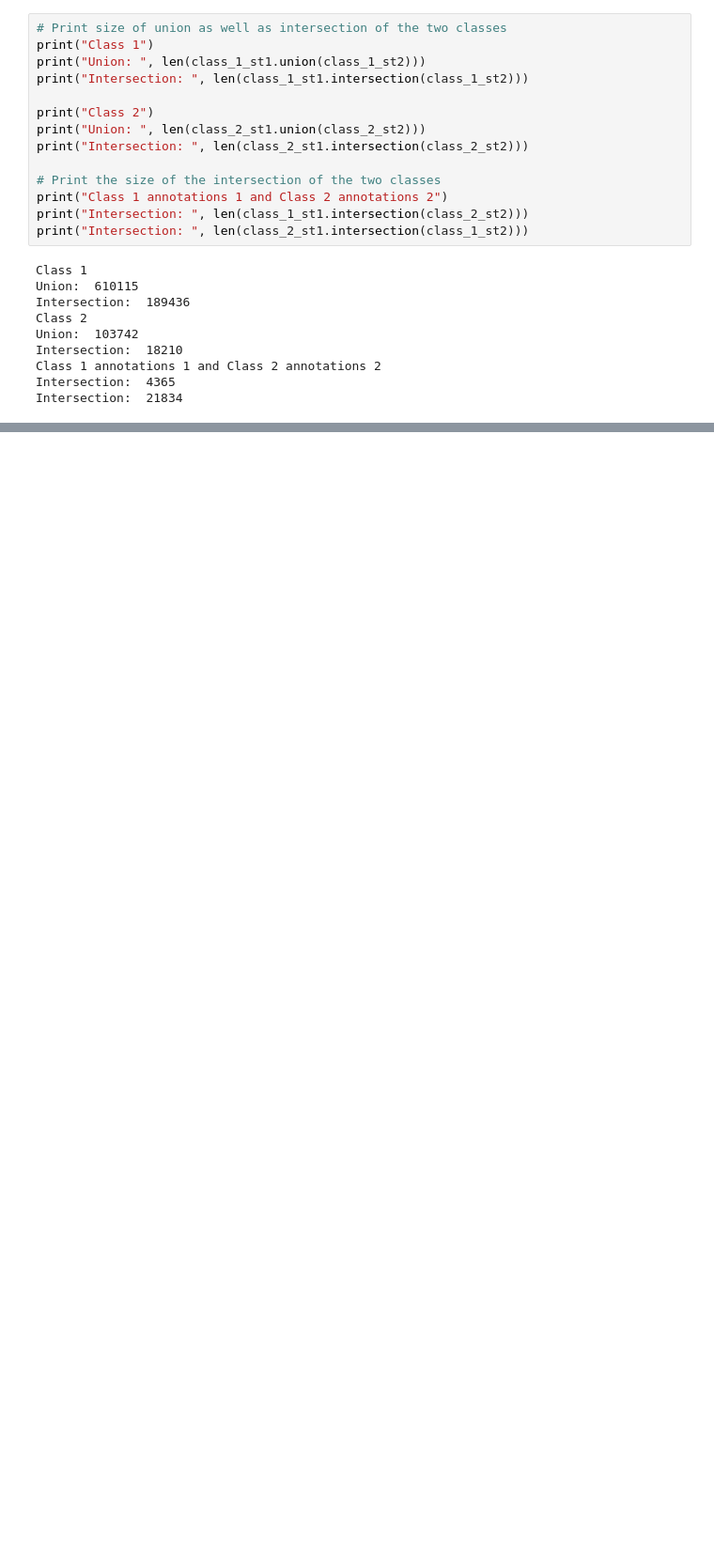
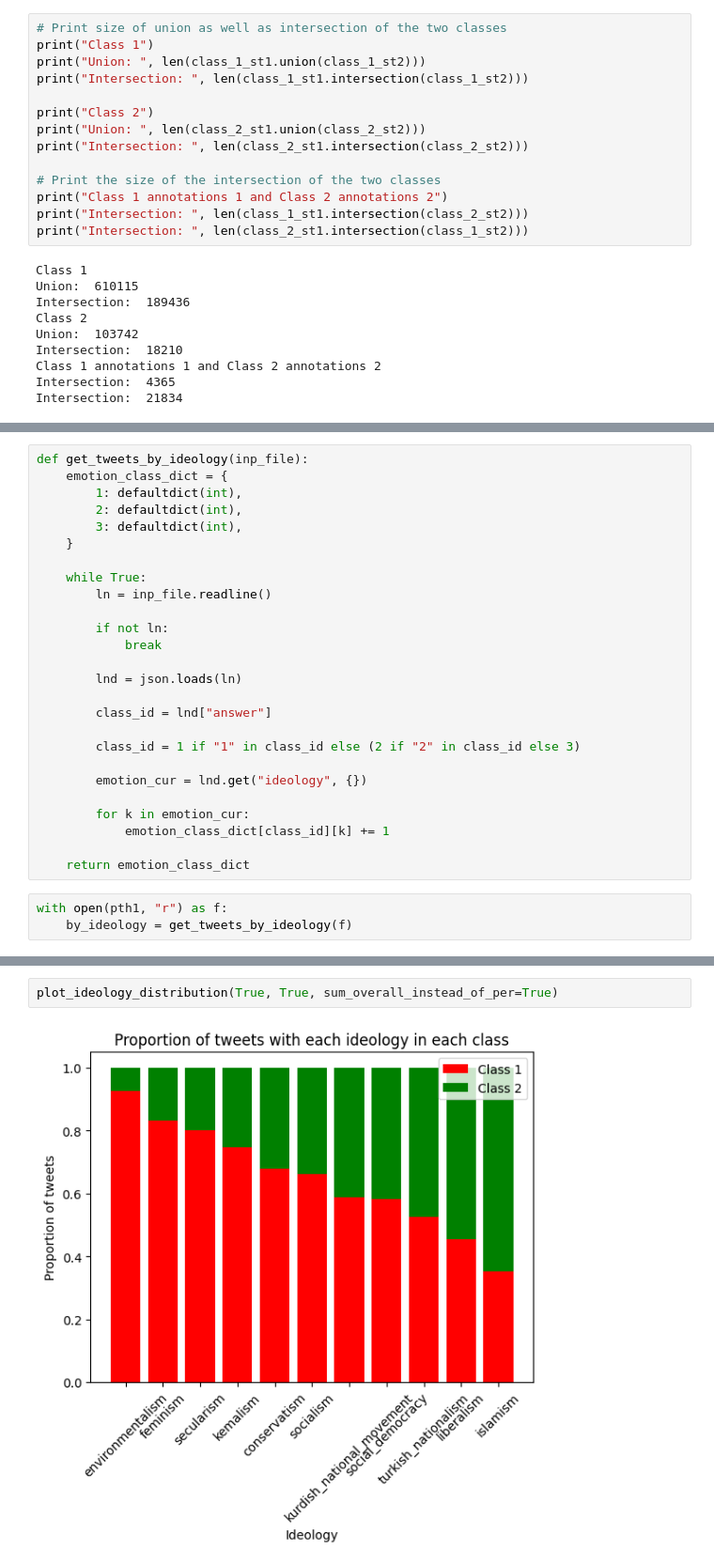
Before and after one commit to mbkizil/cssm501, a Jupyter notebook: analyze_annotations.ipynb, the cells around one changed output, grey strips where cells are left out. Shown at 94% size. Drawn from its saved outputs; the diff is of its cells as text; blank space fills up the shorter version.

```diff
--- a/analyze_annotations.ipynb
+++ b/analyze_annotations.ipynb
@@ -250,0 +348,29 @@ Intersection:  21834
+# %%
+def get_tweets_by_ideology(inp_file):
+    emotion_class_dict = {
+        1: defaultdict(int),
+        2: defaultdict(int),
+        3: defaultdict(int),
+    }
+
+    while True:
+        ln = inp_file.readline()
+
+        if not ln:
+            break
+
+        lnd = json.loads(ln)
+
+        class_id = lnd["answer"]
+
+        class_id = 1 if "1" in class_id else (2 if "2" in class_id else 3)
+
+        emotion_cur = lnd.get("ideology", {})
+
+        for k in emotion_cur:
+            emotion_class_dict[class_id][k] += 1
+
+    return emotion_class_dict
+# %%
+with open(pth1, "r") as f:
+    by_ideology = get_tweets_by_ideology(f)
@@ -250,0 +449,4 @@ Intersection:  21834
+# %%
+plot_ideology_distribution(True, True, sum_overall_instead_of_per=True)
+# %% [output]
+[figure, added]
```
Also changed, not shown: parts of 10 cells of this notebook.
